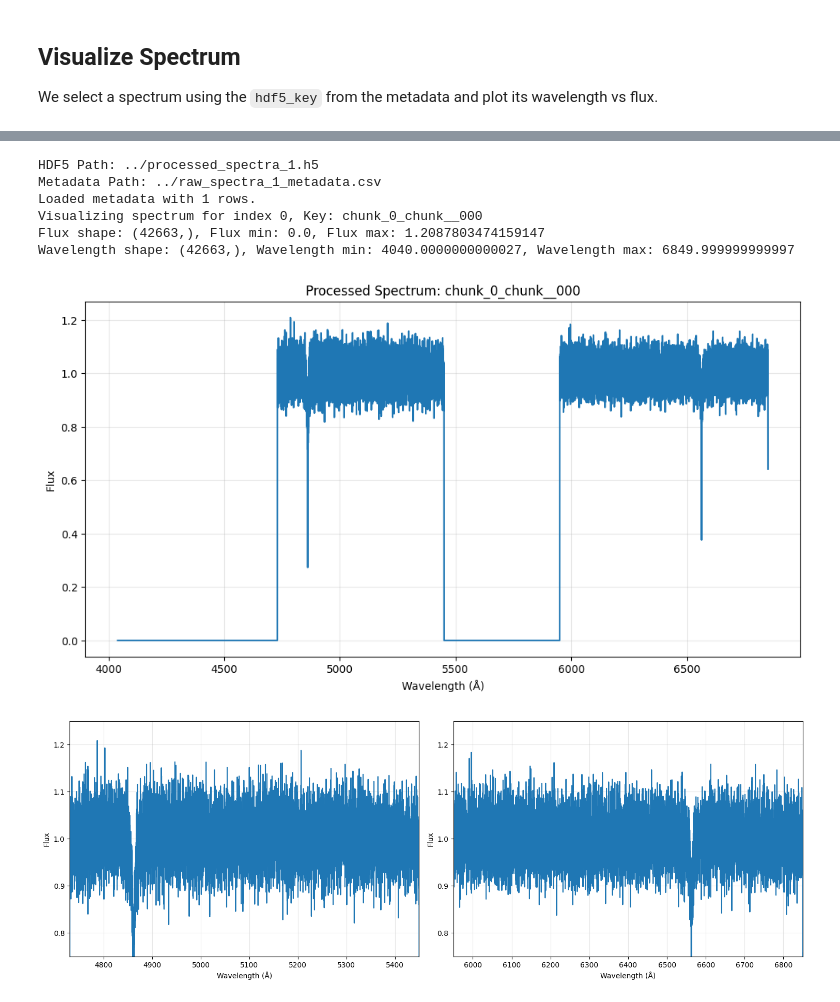
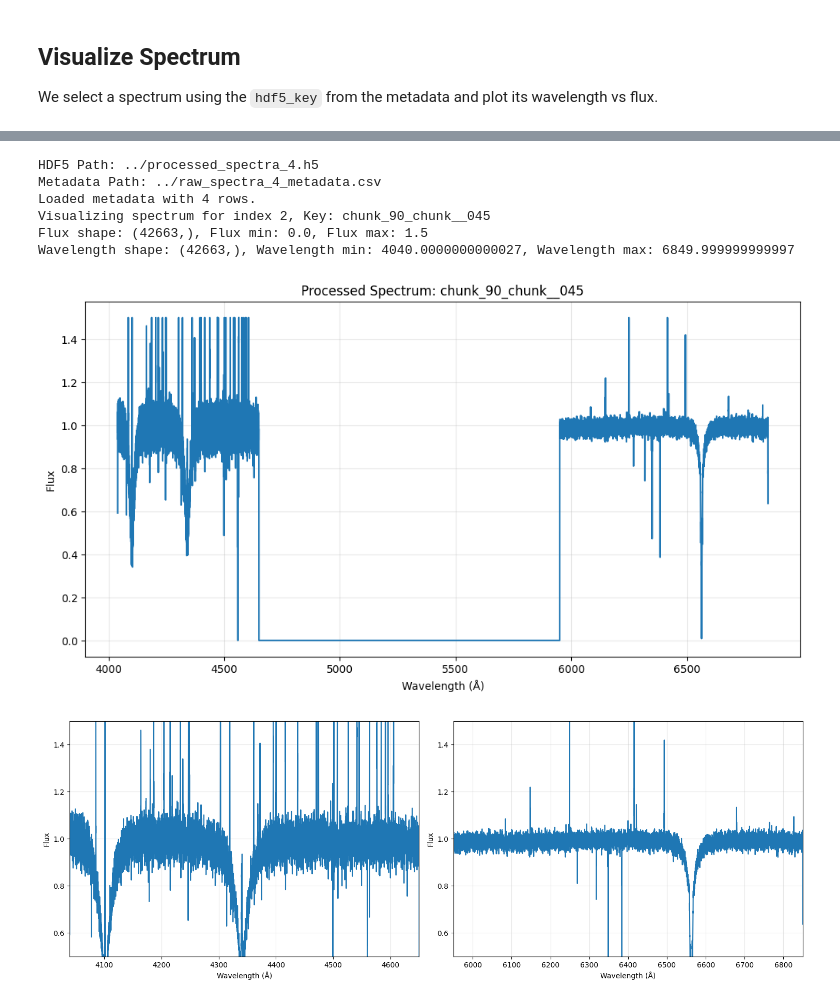
Before and after one commit to mkim0029/WEAVE_Pristine, a Jupyter notebook: data/notebooks/explore_processed_data.ipynb, the cells around one changed output, grey strips where cells are left out. Drawn from its saved outputs; the diff is of its cells as text; code cells hidden in the pictures.

Commit message:
processed raw spectra again, clipping bad pixels, normalisation mostly ok but not perfect

```diff
--- a/data/notebooks/explore_processed_data.ipynb
+++ b/data/notebooks/explore_processed_data.ipynb
@@ -46,9 +70,10 @@ green arm: idx = 0, 1, 2
 # %%
 # Select a spectrum index
-idx = 3465
+idx = 9000
 row = df.iloc[idx]
 key = row['hdf5_key']
 print(f"Visualizing spectrum for index {idx}, Key: {key}")
+print(f"Metadata Row:\n{row[1:5]}")
 
 with h5py.File(hdf5_path, 'r') as hf:
     # Access the dataset
@@ -74,6 +147,6 @@ IndexError: single positional indexer is out-of-bounds
 # %%
-hdf5_path = os.path.join(data_dir, "processed_spectra_1.h5")
-metadata_path = os.path.join(data_dir, "raw_spectra_1_metadata.csv")
+hdf5_path = os.path.join(data_dir, "processed_spectra_4.h5")
+metadata_path = os.path.join(data_dir, "raw_spectra_4_metadata.csv")
 
 print(f"HDF5 Path: {hdf5_path}")
 print(f"Metadata Path: {metadata_path}")
@@ -84,7 +157,7 @@ print(f"Loaded metadata with {len(df)} rows.")
 df.head()
 
 # Select a spectrum index
-idx = 0
+idx = 2
 row = df.iloc[idx]
 key = row['hdf5_key']
 print(f"Visualizing spectrum for index {idx}, Key: {key}")
@@ -109,49 +182,49 @@ with h5py.File(hdf5_path, 'r') as hf:
     else:
         print("Datasets not found in HDF5.")
 # %% [output]
-HDF5 Path: ../processed_spectra_1.h5
-Metadata Path: ../raw_spectra_1_metadata.csv
-Loaded metadata with 1 rows.
-Visualizing spectrum for index 0, Key: chunk_0_chunk__000
-Flux shape: (42663,), Flux min: 0.0, Flux max: 1.2087803474159147
+HDF5 Path: ../processed_spectra_4.h5
+Metadata Path: ../raw_spectra_4_metadata.csv
+Loaded metadata with 4 rows.
+Visualizing spectrum for index 2, Key: chunk_90_chunk__045
+Flux shape: (42663,), Flux min: 0.0, Flux max: 1.5
 Wavelength shape: (42663,), Wavelength min: 4040.0000000000027, Wavelength max: 6849.999999999997
-[figure, old version]
+[figure, new version]
 # %%
 # Arm Definitions (Angstroms)
 BLUE_ARM = (4040, 4650)
 GREEN_ARM = (4730, 5450)
 RED_ARM = (5950, 6850)
 
-green = True
-blue = False
+green = False
+blue = True
 
 plt.figure(figsize=(15, 10))
 
 if green:
     plt.subplot(2, 2, 1)
     plt.plot(wavelength, flux)
     plt.xlabel("Wavelength (Å)")
     plt.ylabel("Flux")
     plt.grid(True, alpha=0.3)
-    plt.ylim(0.75, 1.25)
+    plt.ylim(0.5, 1.5)
     plt.xlim(GREEN_ARM)
 elif blue:
     plt.subplot(2, 2, 1)
     plt.plot(wavelength, flux)
     plt.xlabel("Wavelength (Å)")
     plt.ylabel("Flux")
     plt.grid(True, alpha=0.3)
-    plt.ylim(0.75, 1.25)
+    plt.ylim(0.5, 1.5)
     plt.xlim(BLUE_ARM)
 
 plt.subplot(2, 2, 2)
 plt.plot(wavelength, flux)
 plt.xlabel("Wavelength (Å)")
 plt.ylabel("Flux")
 plt.grid(True, alpha=0.3)
-plt.ylim(0.75, 1.25)
+plt.ylim(0.5, 1.5)
 plt.xlim(RED_ARM)
 plt.tight_layout()
 plt.show()
 # %% [output]
-[figure, old version]
+[figure, new version]
```
Also changed, not shown: parts of 4 cells of this notebook, 10 other files.
